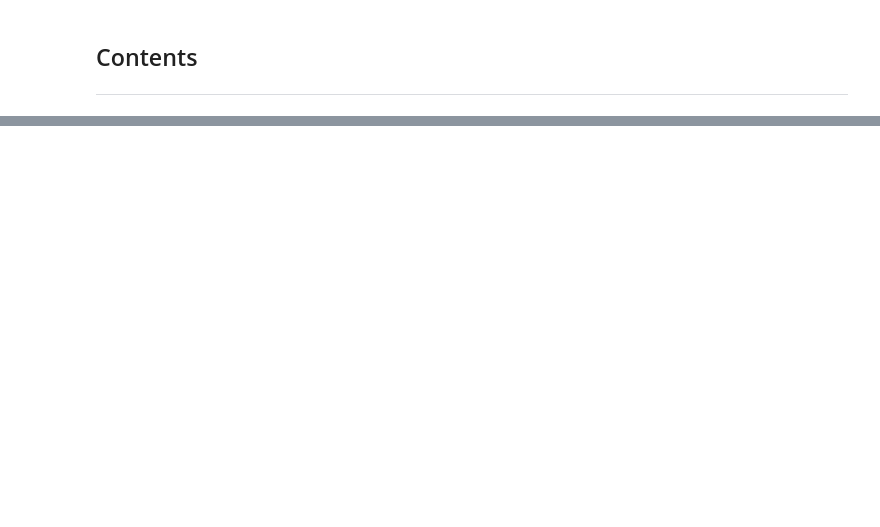
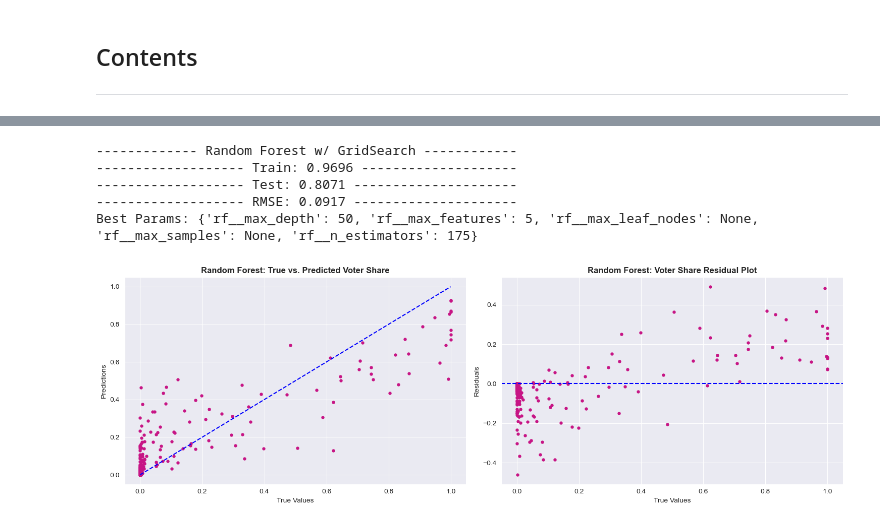
Before and after one commit to farahmalik11/DSI508_Capstone, a Jupyter notebook: code/04_Data_Modeling_I.ipynb, the cells around one changed output, grey strips where cells are left out. Cells and saved outputs as stored; diff of their text form; code cells hidden in the pictures; blank space fills up the shorter version.

```diff
--- a/code/04_Data_Modeling_I.ipynb
+++ b/code/04_Data_Modeling_I.ipynb
@@ -164,0 +326,7 @@ print('Best Params:', rs_svc.best_params_)
+# %%
+pipe_rf = Pipeline([
+    ('sc', StandardScaler()),
+    ('rf', RandomForestRegressor(random_state=1527))
+])
+
+pipe_rf.get_params()
@@ -164,0 +351,13 @@ print('Best Params:', rs_svc.best_params_)
+# %%
+pgrid_rf =[
+    {'rf__n_estimators': [175],
+     'rf__max_depth': [50],
+     'rf__max_features': [5],
+     'rf__max_leaf_nodes': [None],
+     'rf__max_samples': [None]
+    }]
+# %%
+%%time
+
+gs_rf = GridSearchCV(pipe_rf, pgrid_rf, cv=5, n_jobs=10)
+gs_rf.fit(X_train, y_train)
@@ -164,0 +376,18 @@ print('Best Params:', rs_svc.best_params_)
+# %%
+preds_rf = gs_rf.predict(X_test)
+# %%
+print(f'------------- {b1}Random Forest w/ GridSearch{b0} ------------')
+print(f'------------------- Train: {round(gs_rf.score(X_train, y_train),4)} --------------------')
+print(f'------------------- Test: {round(gs_rf.score(X_test, y_test),4)} ---------------------')
+print(f'------------------- RMSE: {round(mean_squared_error(y_test, preds_rf, squared=False),4)} ---------------------')
+print('Best Params:', gs_rf.best_params_)
+# %% [output]
+------------- Random Forest w/ GridSearch ------------
+------------------- Train: 0.9696 --------------------
+------------------- Test: 0.8071 ---------------------
+------------------- RMSE: 0.0917 ---------------------
+Best Params: {'rf__max_depth': 50, 'rf__max_features': 5, 'rf__max_leaf_nodes': None, 'rf__max_samples': None, 'rf__n_estimators': 175}
+# %%
+residplot('Random Forest', preds_rf)
+# %% [output]
+[figure, added]
```
Also changed, not shown: parts of 123 cells of this notebook, 14 other files.
